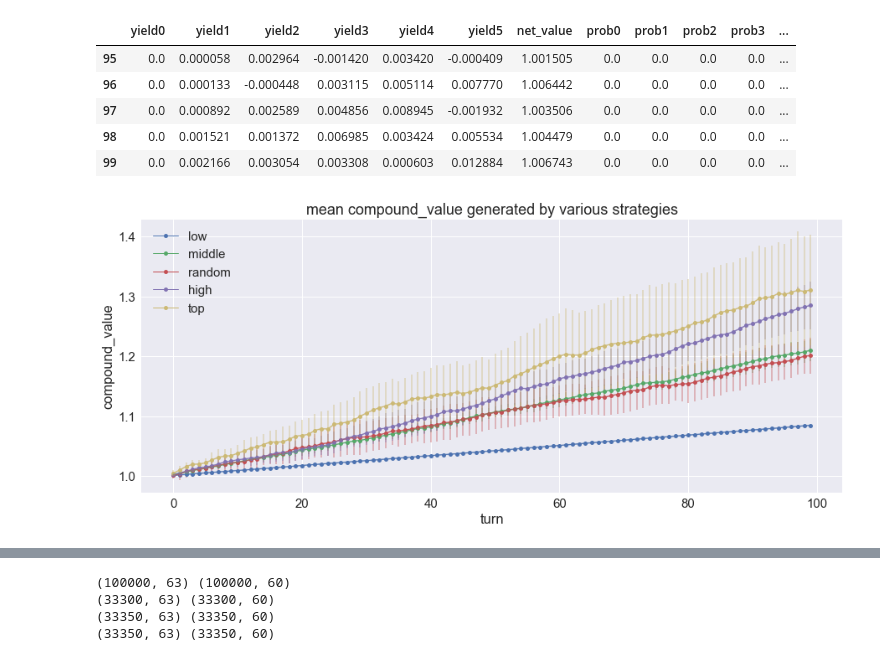
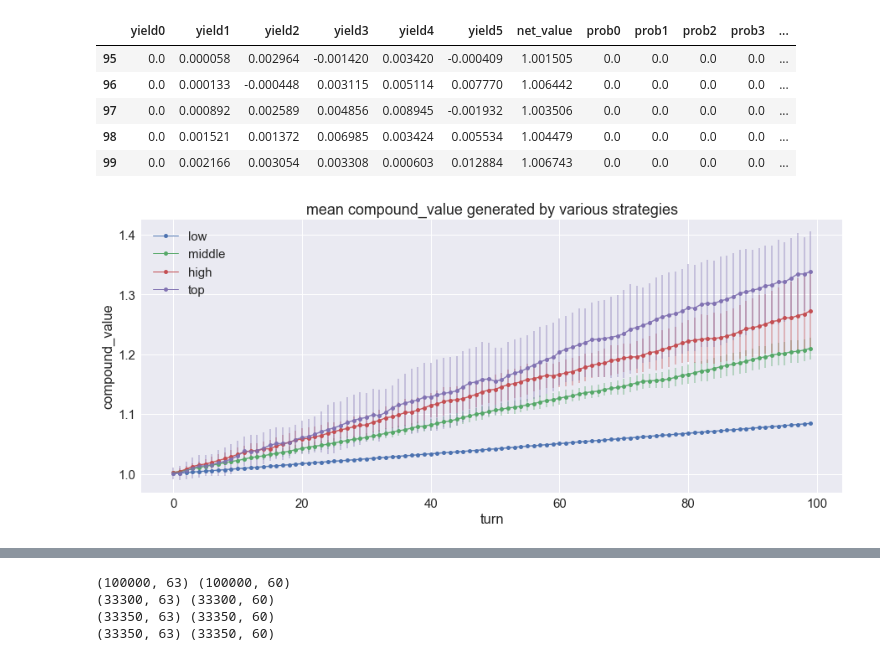
Before and after one commit to joehahn/hivemind, a Jupyter notebook: hivemind.ipynb, the cells around one changed output, grey strips where cells are left out. Saved outputs shown, nothing was run; the diff lists cells and outputs as text; code cells hidden in the pictures.

```diff
--- a/hivemind.ipynb
+++ b/hivemind.ipynb
@@ -147,33 +147,33 @@ net_values.tail()
 # %%
 #play 10 games per each strategy and plot their average compound_value vs turn
 N_games = 10
 N_buckets = 60
 lag = 1
 N_turns = 100
-strategies = ['low', 'middle', 'random', 'high', 'top']
+strategies = ['low', 'middle', 'high', 'top']
 fig, ax = plt.subplots(1,1, figsize=(15, 6))
 all_net_values = pd.DataFrame()
 for strategy in strategies:
     for idx in range(N_games):
         actual_bucket_yields, _, lagged_bucket_yields, _, _, _, _ = make_bucket_yields(N_buckets, N_turns, SNR, lag)
         net_values = compute_net_value(actual_bucket_yields, lagged_bucket_yields, weather, weather_onehot, \
             strategy, model=None)
         net_values['strategy'] = strategy
         all_net_values = all_net_values.append(net_values, ignore_index=True)
 g = all_net_values.groupby(['strategy', 'turn'], as_index=False)['compound_value'].agg(['mean', 'std', 'count'])
 for strategy in strategies:
     strategy_results = g.loc[strategy]
     xp = strategy_results.index
     yp = strategy_results['mean'].values
     yerr = strategy_results['std'].values
     p = ax.plot(xp, yp, linewidth=1, marker='o', markersize=5, label=strategy)
     p = ax.errorbar(xp, yp, yerr=yerr, alpha=0.4, color=p[0].get_color())
 p = ax.set_title('mean compound_value generated by various strategies')
 p = ax.set_ylabel('compound_value')
 p = ax.set_xlabel('turn')
 p = ax.legend()
 # %% [output]
-[figure, old version]
+[figure, new version]
 # %%
 #generate lots of test-train-validate data: lagged_bucket_yields and best_bucket
 N_buckets = 60
```
Also changed, not shown: parts of 9 cells of this notebook, 1 other file.
